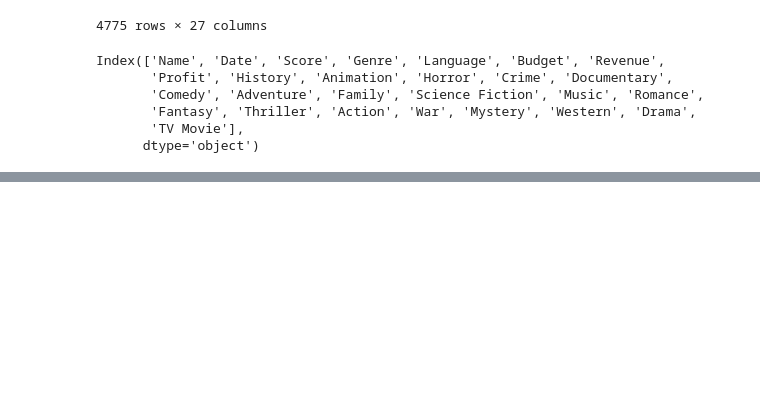
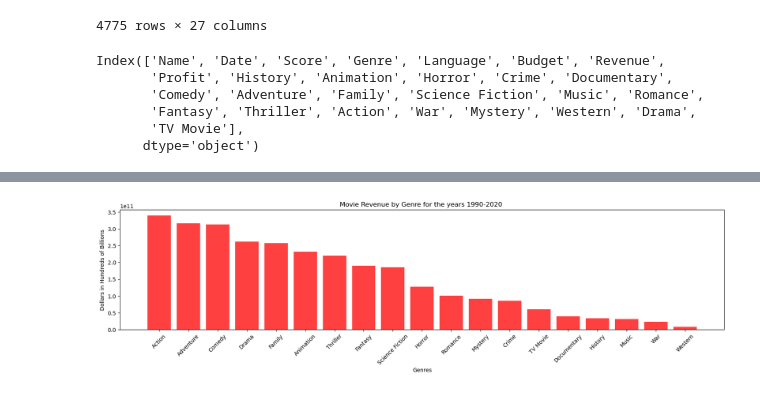
Before and after one commit to hatkiet/Project-1-Red-Team, a Jupyter notebook: Patrick's Visualizations Notebook.ipynb, the cells around one changed output, grey strips where cells are left out. Saved outputs shown, nothing was run; the diff lists cells and outputs as text; code cells hidden in the pictures; blank space fills up the shorter version.

```diff
--- a/Patrick's Visualizations Notebook.ipynb
+++ b/Patrick's Visualizations Notebook.ipynb
@@ -112,0 +118,20 @@ revenue_sums
+# %%
+genre_revenue_sums = revenue_sums[['History', 'Animation', 'Horror', 'Crime', 'Documentary',
+       'Comedy', 'Adventure', 'Family', 'Science Fiction', 'Music', 'Romance',
+       'Fantasy', 'Thriller', 'Action', 'War', 'Mystery', 'Western', 'Drama',
+       'TV Movie']]
+
+transposed_df = genre_revenue_sums.transpose()
+
+# Assign new headers to the DataFrame
+
+transposed_df = transposed_df.reset_index(0)
+
+# Define new header names
+new_headers = ['Genre','Revenue']
+transposed_df.columns = new_headers
+
+#Sort the values from highest to lowest
+transposed_df = transposed_df.sort_values(by='Revenue', ascending=False)
+
+transposed_df
@@ -112,0 +156,18 @@ revenue_sums
+# %%
+x_axis = np.arange(len(transposed_df))
+tick_locations = [value+0.4 for value in x_axis]
+y_axis = transposed_df["Revenue"]
+# %%
+# Create a list indicating where to write x labels and set figure size to adjust for space
+plt.figure(figsize=(20,4))
+plt.bar(x_axis, y_axis, color='r', alpha=0.75, align="edge")
+plt.xticks(tick_locations, transposed_df["Genre"], rotation=45)
+
+
+plt.title("Movie Revenue by Genre for the years 1990-2020 ")
+plt.xlabel("Genres")
+plt.ylabel("Dollars in Hundreds of Billions")
+
+plt.show()
+# %% [output]
+[figure, added]
```
Also changed, not shown: parts of 19 cells of this notebook, 1 other file.
